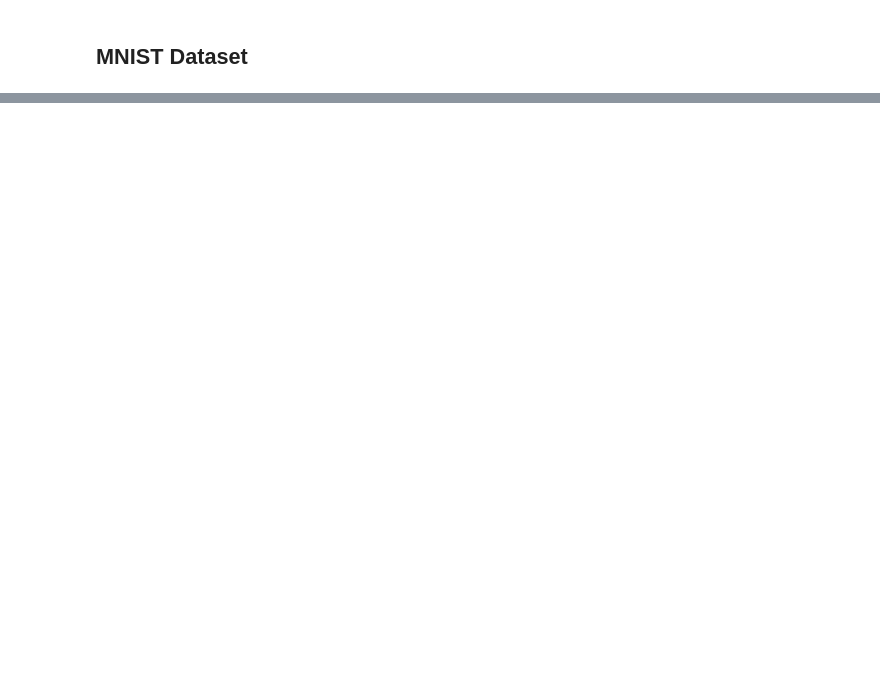
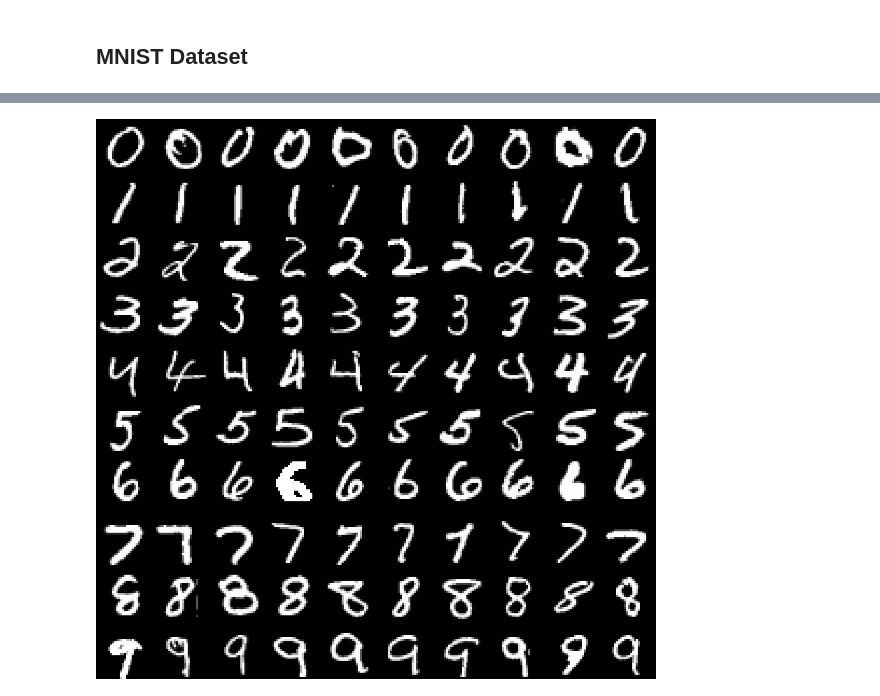
Before and after one commit to cirocavani/Pineapple, a Jupyter notebook: workspace/Julia - Semi-supervised Learning.ipynb, the cells around one changed output, grey strips where cells are left out. Saved outputs shown, nothing was run; the diff lists cells and outputs as text; code cells hidden in the pictures; blank space fills up the shorter version.

```diff
--- a/workspace/Julia - Semi-supervised Learning.ipynb
+++ b/workspace/Julia - Semi-supervised Learning.ipynb
@@ -58,16 +20,0 @@ plot_digits(X[sample_indices], y[sample_indices])
-# %%
-function sample_classes(y, sample_size)
-    num_classes = MNISTspec.num_classes
-    sample_size % num_classes != 0 && error("Sample size must be multiple of $(num_classes)")
-    n = sample_size ÷ MNISTspec.num_classes
-    samples = Vector{Int}()
-    for y_=0:(num_classes-1)
-        y_indices = findall(yi -> yi == y_, y)
-        y_sample = rand(y_indices, n)
-        append!(samples, y_sample)
-    end
-    return samples
-end
-
-sample100 = sample_classes(y, 100)
-plot_digits(X[sample100]; size=(800, 800), layout=(10, 10))
@@ -75,0 +129,5 @@ plot_digits(X[sample100]; size=(800, 800), layout=(10, 10))
+# %%
+train_sample2 = sample_classes(train_data)
+plot_digits(vcat(train_sample2...); size=(800, 800), layout=(10, 10))
+# %% [output]
+[figure, added]
```
Also changed, not shown: parts of 15 cells of this notebook.
